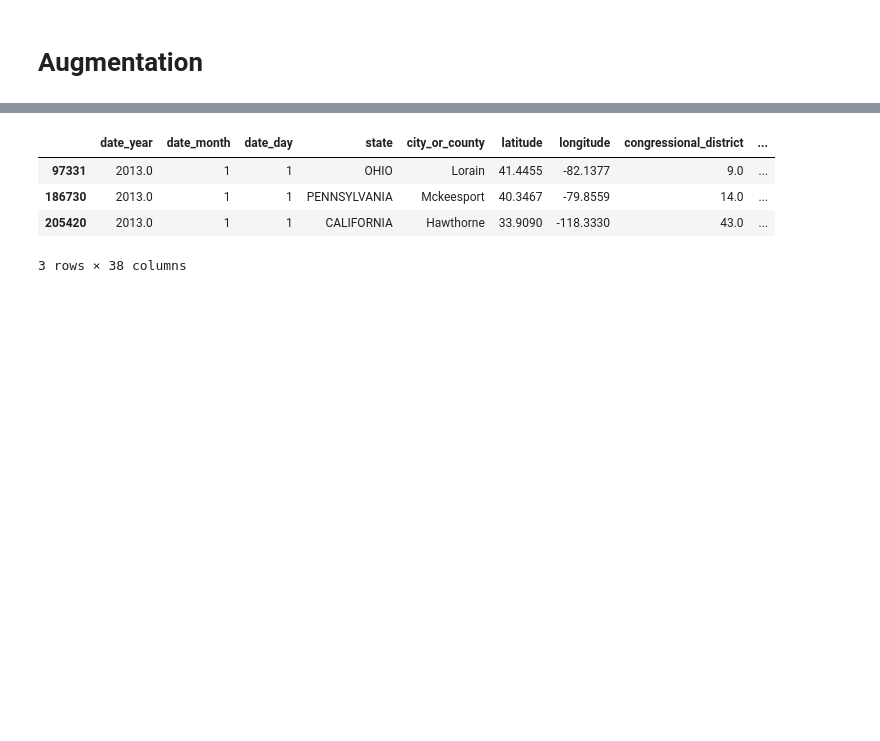
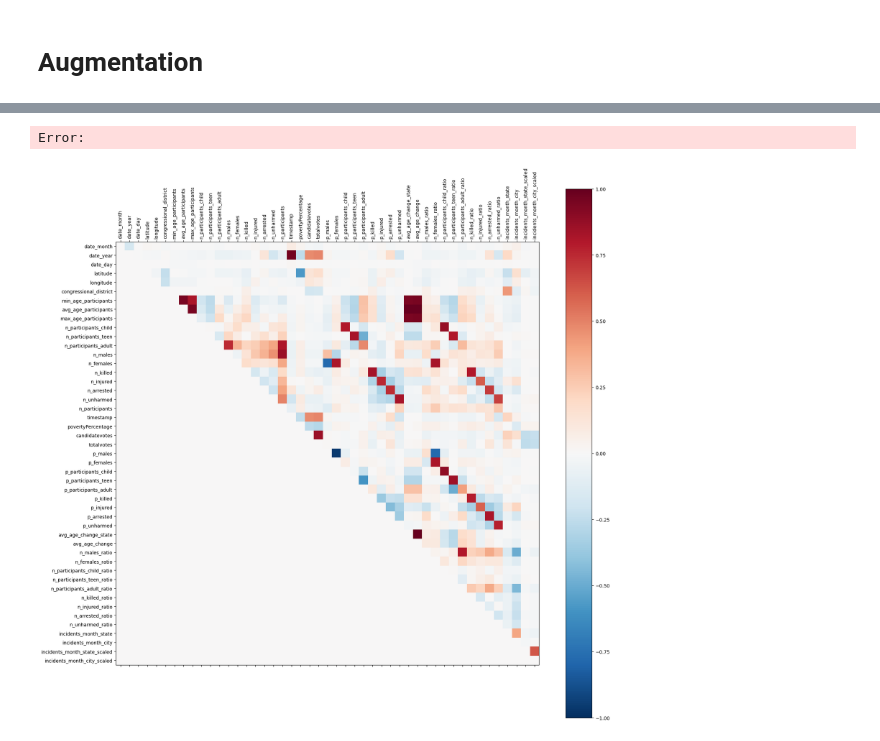
Before and after one commit to gentannipea/DataMining-2023, a Jupyter notebook: notebooks/simone/DC.ipynb, the cells around one changed output, grey strips where cells are left out. Saved outputs shown, nothing was run; the diff lists cells and outputs as text; code cells hidden in the pictures; blank space fills up the shorter version.

```diff
--- a/notebooks/simone/DC.ipynb
+++ b/notebooks/simone/DC.ipynb
@@ -276,7 +276,7 @@ for col in cincidents.select_dtypes(include=['float64']).columns:
 
 
 # set as number of days since 2010-01-01
-cincidents['timestamp'] = (pd.to_datetime(cincidents[['date_year', 'date_month', 'date_day']].astype(int).astype(str).apply(lambda x: '-'.join(x), axis=1)).astype(int) - pd.to_datetime(['2010-01-01']).astype(int)[0]) / 86400000000000
+cincidents['timestamp'] = (pd.to_datetime(cincidents[['date_year', 'date_month', 'date_day']].astype(int).astype(str).apply(lambda x: '-'.join(x), axis=1)).astype(int) - pd.to_datetime(['2010-01-04']).astype(int)[0]) / 86400000000000
 
 # cincidents = cincidents.drop(['date_year', 'date_month', 'date_day'], axis=1)
 print(tabulate(pd.DataFrame(cincidents.isnull().sum(axis=0)).T, headers='keys', tablefmt='psql'))
@@ -425,7 +425,11 @@ stete_district_house_odd['year'] = state_district_house['year'] + 1
 state_district_house_eo = pd.concat([state_district_house, stete_district_house_odd], ignore_index=True).reset_index(drop=True)
 
 merged = merged.merge(state_district_house_eo, how='left', left_on=['state', 'date_year', 'congressional_district'], right_on=['state', 'year', 'congressional_district'])
+merged = merged[merged['totalvotes'] != 0]
+
 merged = merged.drop(columns=['year'])
+
+
 
 merged.isnull().sum(axis=0)
 merged = merged[~(merged['congressional_district'] == 0)]
@@ -606,8 +532,57 @@ print(tabulate(augmented[:100], headers='keys', tablefmt='psql'))
-# %%
-augmented[augmented['timestamp'] == 1096]
-# %% [output]
-|  | date_year | date_month | date_day | state | city_or_county | latitude | longitude | congressional_district | ... |
-| 97331 | 2013.0 | 1 | 1 | OHIO | Lorain | 41.4455 | -82.1377 | 9.0 | ... |
-| 186730 | 2013.0 | 1 | 1 | PENNSYLVANIA | Mckeesport | 40.3467 | -79.8559 | 14.0 | ... |
-| 205420 | 2013.0 | 1 | 1 | CALIFORNIA | Hawthorne | 33.9090 | -118.3330 | 43.0 | ... |
-3 rows × 38 columns
+# %%
+augmented_multi = augmented_age.copy()
+
+params = participants_cols
+new_params = [p + '_ratio' for p in params]
+
+augmented_multi['week'] = np.floor(augmented_multi['timestamp'] / 7)
+augmented_multi = augmented_multi.set_index(['week', 'city_or_county'])
+augmented_multi = augmented_multi.sort_index()
+sums = augmented_multi.groupby(['week', 'city_or_county'])[params].sum()
+
+augmented_multi[new_params] = augmented_multi[params].div(sums, axis=0)
+augmented_multi = augmented_multi.reset_index()
+
+# Check 2013/11/21 Philadelphia with Claudia
+# For now NaNs are replaced with 0
+augmented_multi = augmented_multi.fillna(0)
+augmented_multi = augmented_multi.drop(columns=['week'])
+# %% [output]
+Error:
+# %%
+augmented_incidents = augmented_multi.copy()
+
+# calculate the aggregated measure `number of incidents per state per month`
+augmented_incidents = augmented_incidents.set_index(['date_month', 'date_year', 'state'])
+augmented_incidents = augmented_incidents.sort_index()
+augmented_incidents['incidents_month_state'] = augmented_incidents.groupby(['date_month', 'date_year', 'state']).size()
+augmented_incidents = augmented_incidents.reset_index()
+
+# calculate the aggregated measure `number of incidents per city per month`
+augmented_incidents = augmented_incidents.set_index(['date_month', 'date_year', 'city_or_county'])
+augmented_incidents = augmented_incidents.sort_index()
+augmented_incidents['incidents_month_city'] = augmented_incidents.groupby(['date_month', 'date_year', 'city_or_county']).size()
+augmented_incidents = augmented_incidents.reset_index()
+
+# scale previous measures on totalVotes
+augmented_incidents['incidents_month_state_scaled'] = augmented_incidents['incidents_month_state'] / augmented_incidents['totalvotes']
+augmented_incidents['incidents_month_city_scaled'] = augmented_incidents['incidents_month_city'] / augmented_incidents['totalvotes']
+# %%
+corr = augmented_incidents.corr(numeric_only=True)
+k = 3
+# fetch the k more correlated pairs
+# corr = corr.abs()
+triag = np.triu(np.ones(corr.shape), k=1).astype(float)
+corr = corr * triag
+# s = corr.unstack()
+# so = s.sort_values(kind="quicksort", ascending=False)
+# so = so.where((so > 0) & (so < 1)).dropna()
+plt.figure(figsize=(20,20))
+plt.matshow(corr, cmap='RdBu_r', vmin=-1, vmax=1, fignum=1)
+plt.colorbar()
+plt.xticks(range(len(corr.columns)), corr.columns, rotation='vertical')
+plt.yticks(range(len(corr.columns)), corr.columns)
+# change figsize
+plt.show()
+# %% [output]
+[figure, added]
```
Also changed, not shown: parts of 11 cells of this notebook.
